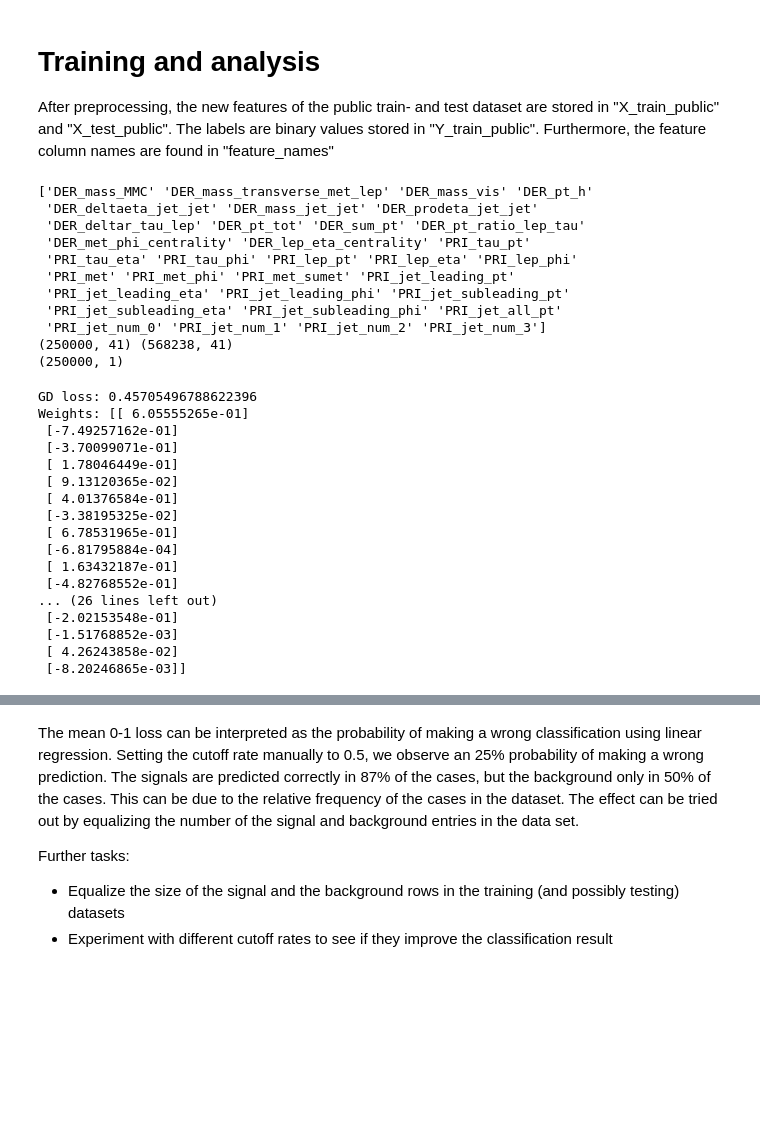
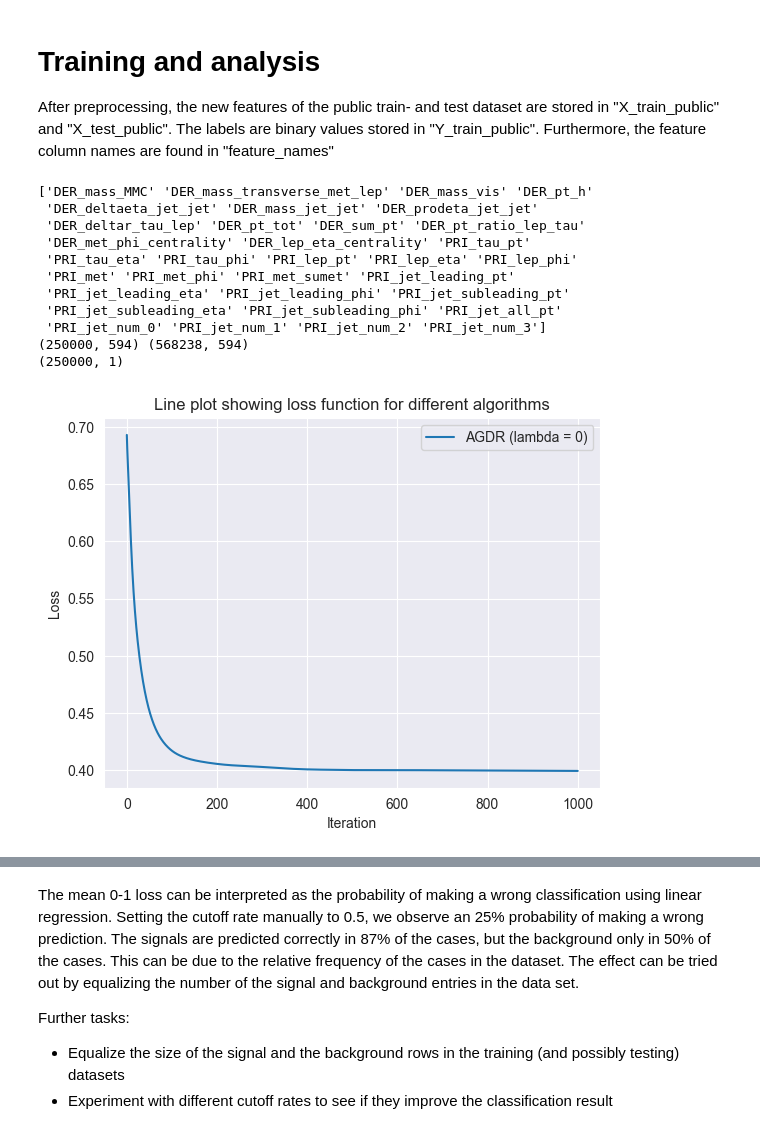
Before and after one commit to CS-433/ml-project-1-cheruben-3, a Jupyter notebook: src/run.ipynb, the cells around one changed output, grey strips where cells are left out. Saved outputs shown, nothing was run; the diff lists cells and outputs as text; code cells hidden in the pictures; blank space fills up the shorter version.

```diff
--- a/src/run.ipynb
+++ b/src/run.ipynb
@@ -57,12 +60,12 @@ X_train_public, _ = one_hot_encode(X_train_public, discrete_column_idxs, feature
 X_test_public, feature_names = one_hot_encode(X_test_public, discrete_column_idxs, feature_names)
 # %%
 # We will need to add interaction terms to deal with co-linearity somewhere (like x1*x2 instead of just x1 and x2)
-covariance_matrix = np.cov(X_train_public, rowvar=False)
-co_linear_threshold = 0.7
+corr_matrix = np.corrcoef(X_train_public, rowvar=False)
+co_linear_threshold = 0.05
 co_linear_feature_columns = []
-for i in range(len(covariance_matrix)):
-    for j in range(i+1, len(covariance_matrix)):
-        if np.abs(covariance_matrix[i][j]) >= co_linear_threshold:
+for i in range(len(corr_matrix)):
+    for j in range(i, len(corr_matrix)):
+        if np.abs(corr_matrix[i][j]) >= co_linear_threshold:
             co_linear_feature_columns.append((i, j))
 
 print('Found', len(co_linear_feature_columns), 'possible co-linear feature pairs')
@@ -118,32 +121,29 @@ print(Y_train_public.shape)
  'PRI_jet_leading_eta' 'PRI_jet_leading_phi' 'PRI_jet_subleading_pt'
  'PRI_jet_subleading_eta' 'PRI_jet_subleading_phi' 'PRI_jet_all_pt'
  'PRI_jet_num_0' 'PRI_jet_num_1' 'PRI_jet_num_2' 'PRI_jet_num_3']
-(250000, 41) (568238, 41)
+(250000, 594) (568238, 594)
 (250000, 1)
 # %%
 from helpers import train_test_split
-from implementations import reg_logistic_regression
+from implementations import reg_logistic_regression, reg_logistic_regression_AGDR
+import seaborn as sns
 
 X_train, X_test, Y_train, Y_test = train_test_split(X_train_public, Y_train_public, train_proportion=0.7)
 
-w, loss = reg_logistic_regression(Y_train, X_train, lambda_=0, initial_w=np.zeros(shape=(X_train.shape[1], 1)), max_iters=1000, gamma=0.1)
-print('GD loss:', loss)
-print('Weights:', w)
+max_iterations = 1000
+gamma = 0.01
+
+#w_gd, _, losses_1 = reg_logistic_regression(Y_train, X_train, lambda_=0, initial_w=np.zeros(shape=(X_train.shape[1], 1)), max_iters=max_iterations, gamma=gamma, return_all_losses=True)
+w_agdr_0, _, losses_2 = reg_logistic_regression_AGDR(Y_train, X_train, lambda_=0, initial_w=np.zeros(shape=(X_train.shape[1], 1)), max_iters=max_iterations, gamma=gamma, return_all_losses=True)
+#w_agdr_1, _, losses_3 = reg_logistic_regression_AGDR(Y_train, X_train, lambda_=10E-3, initial_w=np.zeros(shape=(X_train.shape[1], 1)), max_iters=max_iterations, gamma=gamma, return_all_losses=True)
-# %% [output]
-GD loss: 0.45705496788622396
-Weights: [[ 6.05555265e-01]
- [-7.49257162e-01]
- [-3.70099071e-01]
- [ 1.78046449e-01]
- [ 9.13120365e-02]
- [ 4.01376584e-01]
- [-3.38195325e-02]
- [ 6.78531965e-01]
- [-6.81795884e-04]
- [ 1.63432187e-01]
- [-4.82768552e-01]
-... (26 lines left out)
- [-2.02153548e-01]
- [-1.51768852e-03]
- [ 4.26243858e-02]
- [-8.20246865e-03]]
+# %%
+import matplotlib.pyplot as plt
+
+plt.figure()
+#ax = sns.lineplot(x=np.arange(max_iterations+1), y=np.array(losses_1), legend='brief', label='GD')
+ax = sns.lineplot(x=np.arange(max_iterations+1), y=np.array(losses_2), legend='brief', label='AGDR (lambda = 0)')#, ax=ax)
+#sns.lineplot(x=np.arange(max_iterations+1), y=np.array(losses_3), ax=ax, legend='brief', label='AGDR (lambda = 10e-5)')
+ax.set(title='Line plot showing loss function for different algorithms', xlabel='Iteration', ylabel='Loss')
+plt.show()
+# %% [output]
+[figure, added]
```
Also changed, not shown: parts of 9 cells of this notebook, 1 other file.
